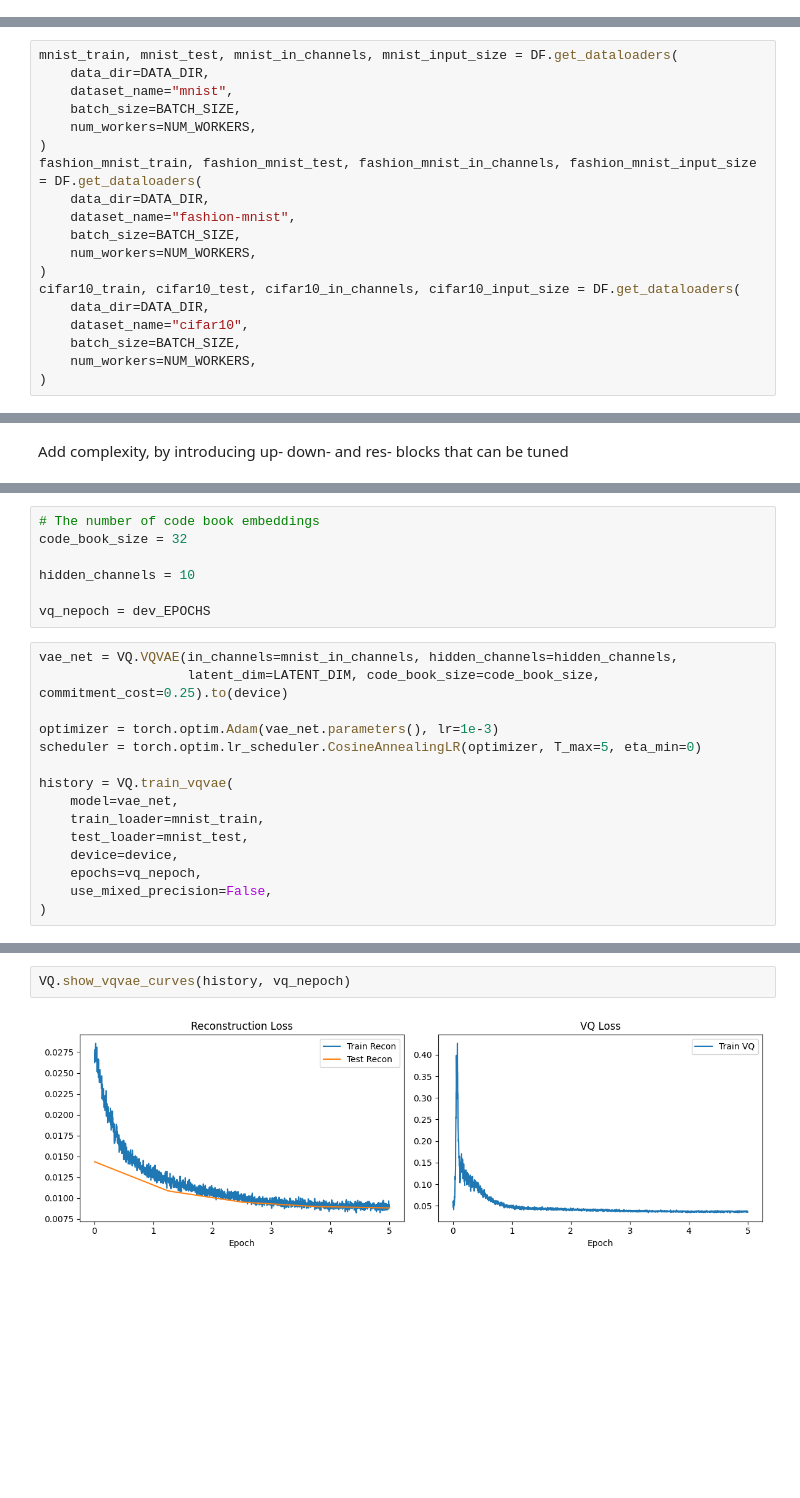
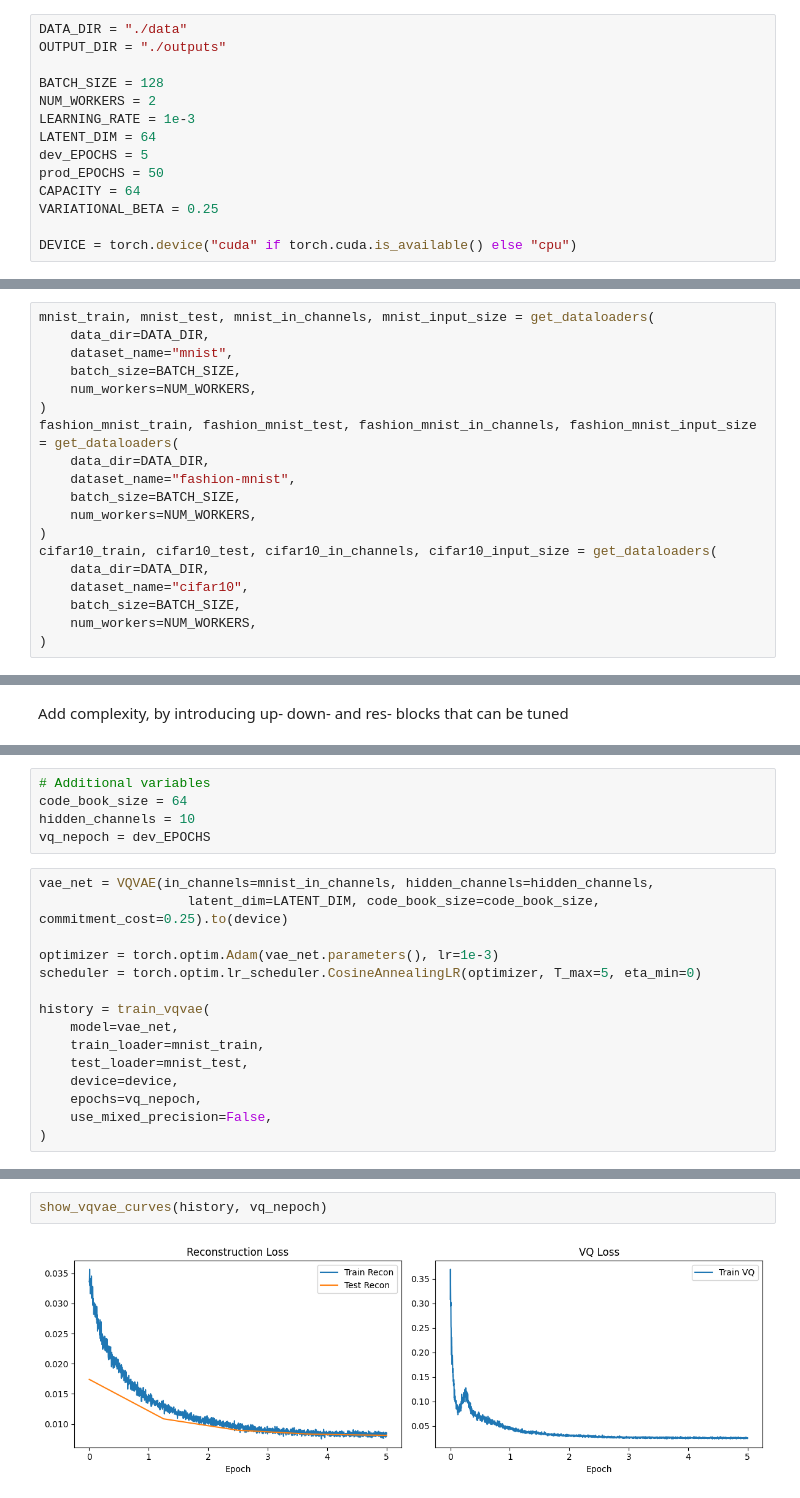
Before and after one commit to ArnarDJ/MLBAssignment2, a Jupyter notebook: MLBAssignment2.ipynb, the cells around one changed output, grey strips where cells are left out. Drawn from its saved outputs; the diff is of its cells as text; blank space fills up the shorter version.

```diff
--- a/MLBAssignment2.ipynb
+++ b/MLBAssignment2.ipynb
@@ -47,3 +52,17 @@ import src.vq_vae as VQ
+# %%
+DATA_DIR = "./data"
+OUTPUT_DIR = "./outputs"
+
+BATCH_SIZE = 128
+NUM_WORKERS = 2
+LEARNING_RATE = 1e-3
+LATENT_DIM = 64
+dev_EPOCHS = 5
+prod_EPOCHS = 50
+CAPACITY = 64
+VARIATIONAL_BETA = 0.25
+
+DEVICE = torch.device("cuda" if torch.cuda.is_available() else "cpu")
 # %%
 #Make sure GPU torch is instaled and available
 device = torch.device("cuda" if torch.cuda.is_available() else "cpu")
@@ -66,17 +127,17 @@ def show_batch(images, n=8, title="Batch"):
 # %%
-mnist_train, mnist_test, mnist_in_channels, mnist_input_size = DF.get_dataloaders(
+mnist_train, mnist_test, mnist_in_channels, mnist_input_size = get_dataloaders(
     data_dir=DATA_DIR,
     dataset_name="mnist",
     batch_size=BATCH_SIZE,
     num_workers=NUM_WORKERS,
 )
-fashion_mnist_train, fashion_mnist_test, fashion_mnist_in_channels, fashion_mnist_input_size = DF.get_dataloaders(
+fashion_mnist_train, fashion_mnist_test, fashion_mnist_in_channels, fashion_mnist_input_size = get_dataloaders(
     data_dir=DATA_DIR,
     dataset_name="fashion-mnist",
     batch_size=BATCH_SIZE,
     num_workers=NUM_WORKERS,
 )
-cifar10_train, cifar10_test, cifar10_in_channels, cifar10_input_size = DF.get_dataloaders(
+cifar10_train, cifar10_test, cifar10_in_channels, cifar10_input_size = get_dataloaders(
     data_dir=DATA_DIR,
     dataset_name="cifar10",
     batch_size=BATCH_SIZE,
@@ -107,18 +548,16 @@ Add complexity, by introducing up- down- and res- blocks that can be tuned
 # %%
-# The number of code book embeddings
-code_book_size = 32
-
+# Additional variables
+code_book_size = 64
 hidden_channels = 10
-
 vq_nepoch = dev_EPOCHS
 # %%
-vae_net = VQ.VQVAE(in_channels=mnist_in_channels, hidden_channels=hidden_channels,
+vae_net = VQVAE(in_channels=mnist_in_channels, hidden_channels=hidden_channels,
                    latent_dim=LATENT_DIM, code_book_size=code_book_size, commitment_cost=0.25).to(device)
 
 optimizer = torch.optim.Adam(vae_net.parameters(), lr=1e-3)
 scheduler = torch.optim.lr_scheduler.CosineAnnealingLR(optimizer, T_max=5, eta_min=0)
 
-history = VQ.train_vqvae(
+history = train_vqvae(
     model=vae_net,
     train_loader=mnist_train,
     test_loader=mnist_test,
@@ -144,6 +583,6 @@ Quantized latent shape: torch.Size([8, 64, 7, 7])
 Encoding indices shape: torch.Size([8, 7, 7])
 [figure]
 # %%
-VQ.show_vqvae_curves(history, vq_nepoch)
+show_vqvae_curves(history, vq_nepoch)
 # %% [output]
-[figure, old version]
+[figure, new version]
```
Also changed, not shown: parts of 12 cells of this notebook.
